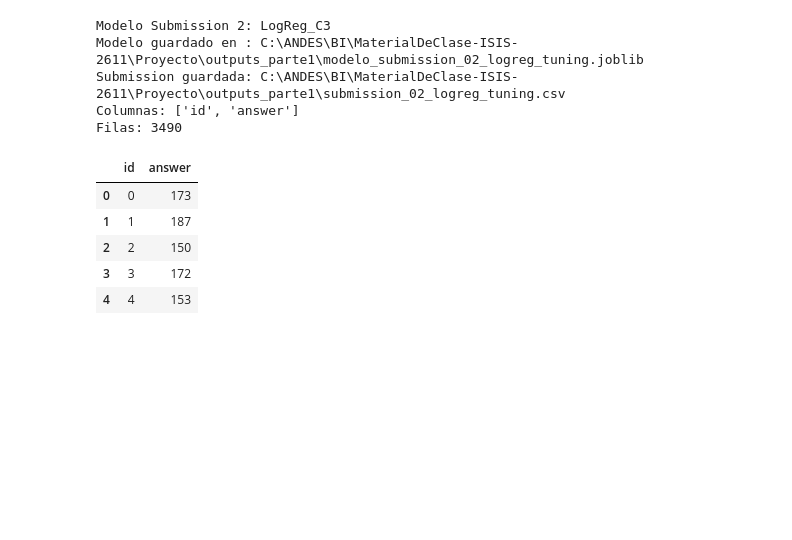
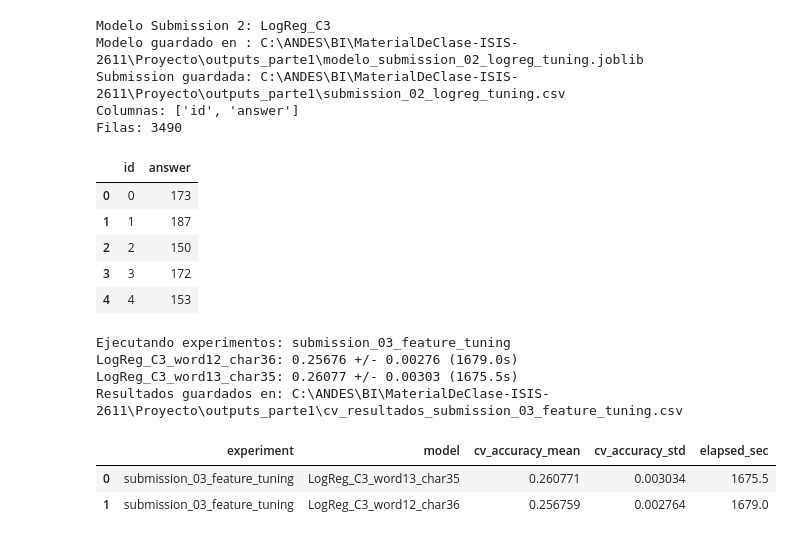
Before and after one commit to Maldinho18/MaterialDeClase-ISIS-2611, a Jupyter notebook: Proyecto/parte_1.ipynb, the cells around one changed output. Cells and saved outputs as stored; diff of their text form; code cells hidden in the pictures; blank space fills up the shorter version.

```diff
--- a/Proyecto/parte_1.ipynb
+++ b/Proyecto/parte_1.ipynb
@@ -344,3 +382,33 @@ Filas: 3490
 | 2 | 2 | 150 |
 | 3 | 3 | 172 |
 | 4 | 4 | 153 |
+# %%
+def build_models_submission_3():
+    return {
+        "LogReg_C3_word12_char36": make_pipeline(
+            LogisticRegression(C=3.0, max_iter=3000, random_state=SEED),
+            word_ngram_range=(1, 2),
+            char_ngram_range=(3, 6),
+            word_max_features=120_000,
+            char_max_features=240_000,
+        ),
+        "LogReg_C3_word13_char35": make_pipeline(
+            LogisticRegression(C=3.0, max_iter=3000, random_state=SEED),
+            word_ngram_range=(1, 3),
+            char_ngram_range=(3, 5),
+            word_max_features=160_000,
+            char_max_features=240_000,
+        ),
+
+    }
+# %%
+models_s3 = build_models_submission_3()
+cv_results_s3 = run_experiments(models_s3, "submission_03_feature_tuning")
+# %% [output]
+Ejecutando experimentos: submission_03_feature_tuning
+LogReg_C3_word12_char36: 0.25676 +/- 0.00276 (1679.0s)
+LogReg_C3_word13_char35: 0.26077 +/- 0.00303 (1675.5s)
+Resultados guardados en: C:\ANDES\BI\MaterialDeClase-ISIS-2611\Proyecto\outputs_parte1\cv_resultados_submission_03_feature_tuning.csv
+|  | experiment | model | cv_accuracy_mean | cv_accuracy_std | elapsed_sec |
+| 0 | submission_03_feature_tuning | LogReg_C3_word13_char35 | 0.260771 | 0.003034 | 1675.5 |
+| 1 | submission_03_feature_tuning | LogReg_C3_word12_char36 | 0.256759 | 0.002764 | 1679.0 |
```
Also changed, not shown: parts of 11 cells of this notebook, 8 other files.
